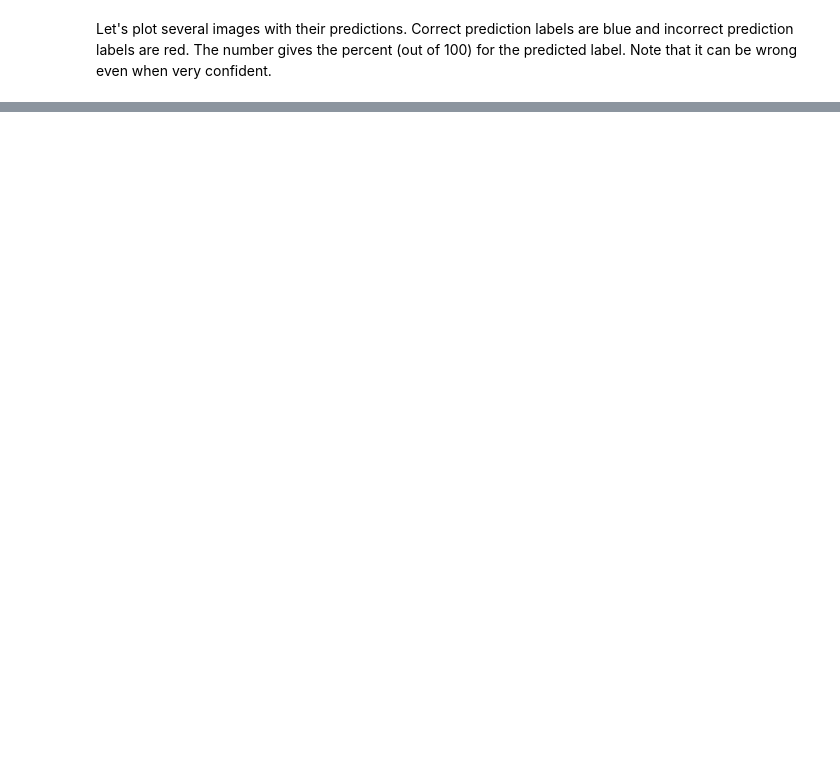
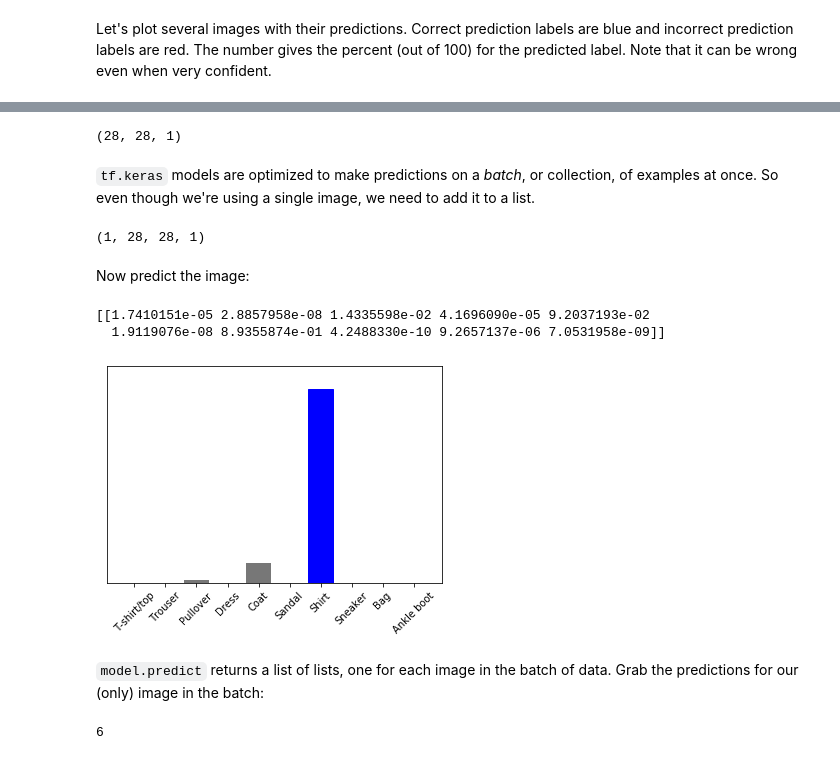
Before and after one commit to dD2405/Intro_to_TensorFlow, a Jupyter notebook: Classifying_images_of_clothing(MNIST).ipynb, the cells around one changed output, grey strips where cells are left out. Drawn from its saved outputs; the diff is of its cells as text; code cells hidden in the pictures; blank space fills up the shorter version.

```diff
--- a/Classifying_images_of_clothing(MNIST).ipynb
+++ b/Classifying_images_of_clothing(MNIST).ipynb
@@ -394,0 +402,35 @@ for i in range(num_images):
+# %%
+img = test_images[0]
+
+print(img.shape)
+# %% [output]
+(28, 28, 1)
+# %% [markdown]
+`tf.keras` models are optimized to make predictions on a *batch*, or collection, of examples at once. So even though we're using a single image, we need to add it to a list.
+# %%
+img = np.array([img])
+
+print(img.shape)
+# %% [output]
+(1, 28, 28, 1)
+# %% [markdown]
+Now predict the image:
+# %%
+predictions_single = model.predict(img)
+
+print(predictions_single)
+# %% [output]
+[[1.7410151e-05 2.8857958e-08 1.4335598e-02 4.1696090e-05 9.2037193e-02
+  1.9119076e-08 8.9355874e-01 4.2488330e-10 9.2657137e-06 7.0531958e-09]]
+# %%
+  plot_value_array(0, predictions_single, test_labels)
+_ = plt.xticks(range(10), class_names, rotation=45)
+# %% [output]
+[figure, added]
+# %% [markdown]
+`model.predict` returns a list of lists, one for each image in the batch of data.
+Grab the predictions for our (only) image in the batch:
+# %%
+np.argmax(predictions_single[0])
+# %% [output]
+6
```
Also changed, not shown: parts of 10 cells of this notebook.
